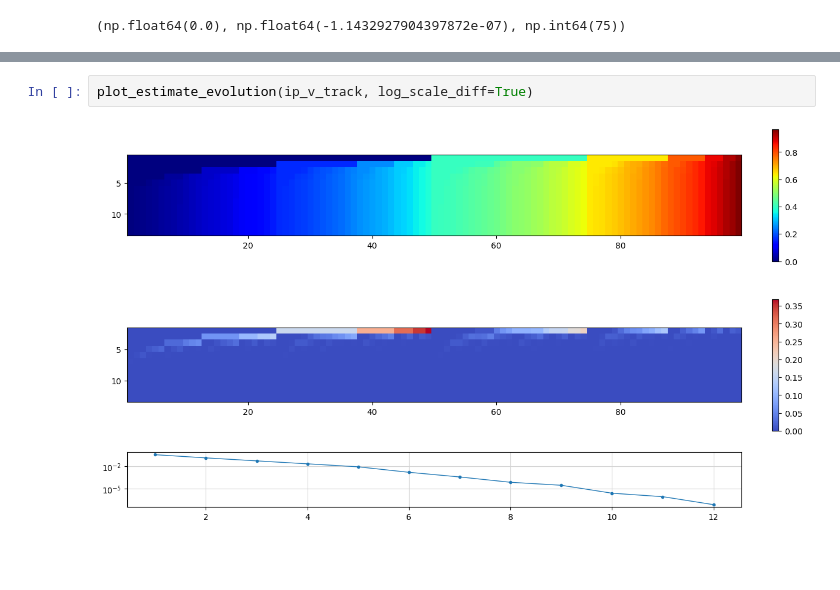
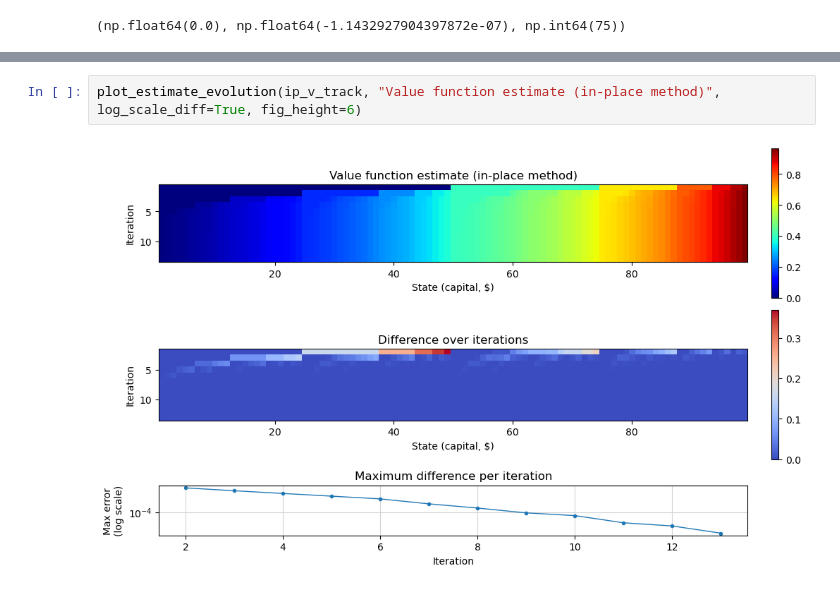
Before and after one commit to the-mysh/rl-coursework, a Jupyter notebook: tasks/gambler_problem/Gambler_problem.ipynb, the cells around one changed output, grey strips where cells are left out. Drawn from its saved outputs; the diff is of its cells as text; blank space fills up the shorter version.

```diff
--- a/tasks/gambler_problem/Gambler_problem.ipynb
+++ b/tasks/gambler_problem/Gambler_problem.ipynb
@@ -107,4 +107,4 @@ plot_estimate_evolution(vec_v_track, log_scale_diff=True)
 # %%
-plot_estimate_evolution(ip_v_track, log_scale_diff=True)
+plot_estimate_evolution(ip_v_track, "Value function estimate (in-place method)", log_scale_diff=True, fig_height=6)
 # %% [output]
-[figure, old version]
+[figure, new version]
```
Also changed, not shown: parts of 5 cells of this notebook, 1 other file.
